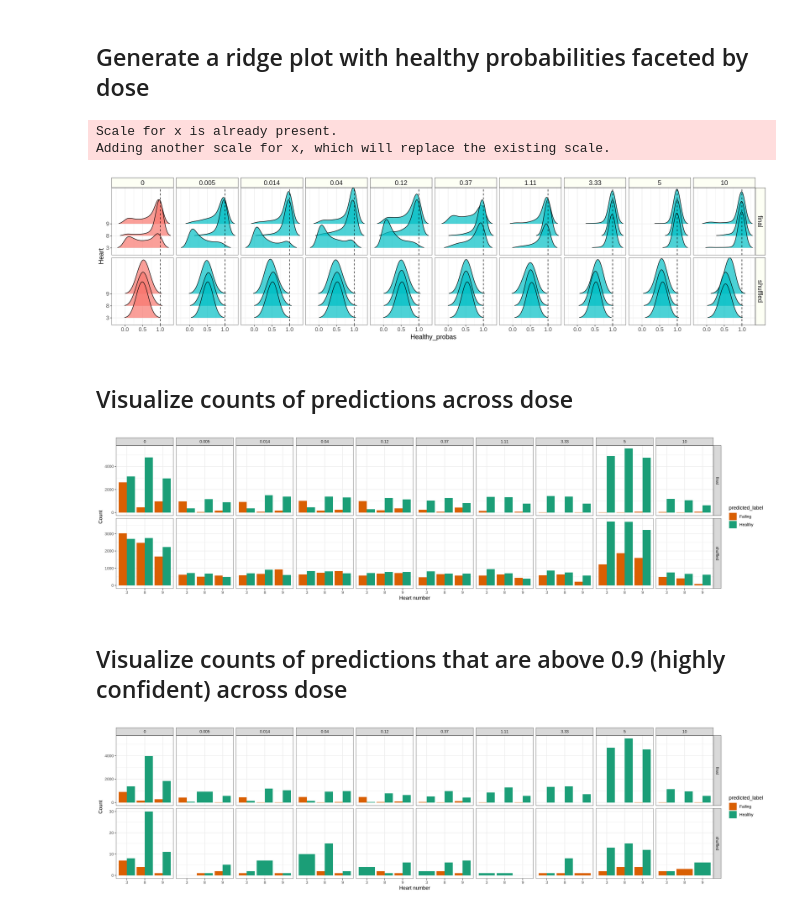
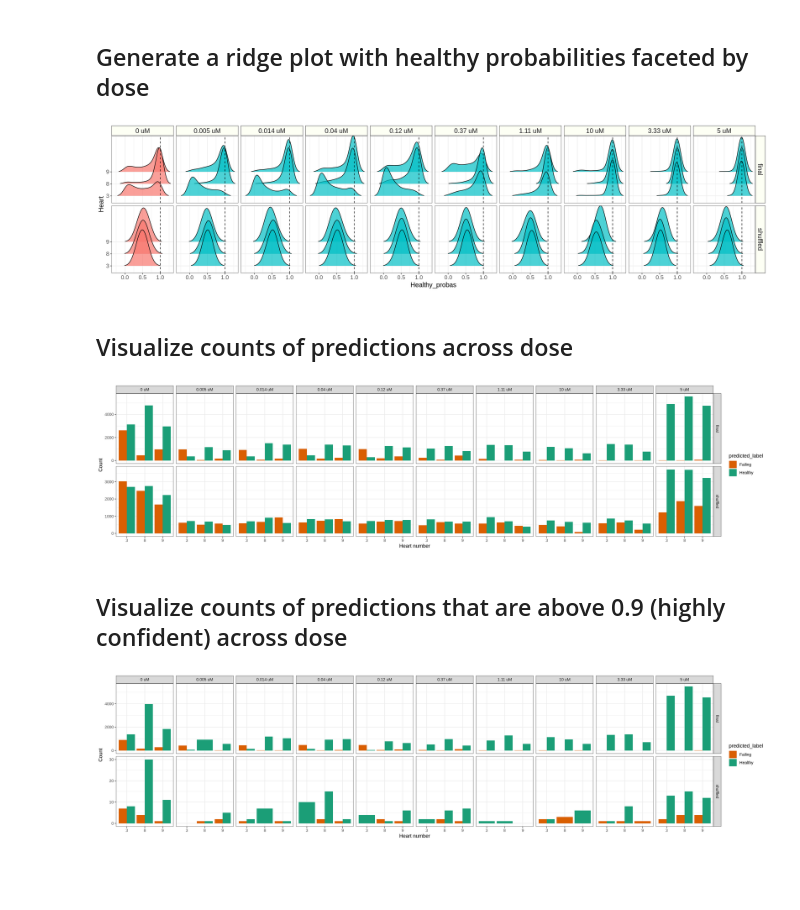
Before and after one commit to WayScience/cellpainting_predicts_cardiac_fibrosis, a Jupyter notebook: 5.machine_learning/4.dose_vis_generalizability.ipynb, the cells around one changed output. Drawn from its saved outputs; the diff is of its cells as text; code cells hidden in the pictures; blank space fills up the shorter version.

```diff
--- a/5.machine_learning/4.dose_vis_generalizability.ipynb
+++ b/5.machine_learning/4.dose_vis_generalizability.ipynb
@@ -54,10 +54,12 @@ A data.frame: 2 × 23
 # %% [markdown]
 ## Generate a ridge plot with healthy probabilities faceted by dose
 # %%
+# Add "uM" to all values in the Metadata_dose column
+combined_probabilities_df$Metadata_dose <- paste0(combined_probabilities_df$Metadata_dose, " uM")
+
 height <- 5
 width <- 20
 options(repr.plot.width = width, repr.plot.height = height)
-# fill should be treatment instead -> get all the data
 ridge_plot_healthy <- (
     ggplot(combined_probabilities_df, aes(
         x = Healthy_probas,
@@ -69,10 +71,7 @@ ridge_plot_healthy <- (
     )
     + geom_vline(xintercept = 1, linetype = "dashed", color = "black")
     + scale_x_continuous(breaks = seq(0, 1, 0.5))
-    + facet_grid(model_type~factor(Metadata_dose,
-        levels = c("0", "0.005", "0.014", "0.04", "0.12", "0.37", "1.11", "3.33", "5", "10")),
-        scales = "free_y")
-    + scale_x_continuous(breaks = seq(0, 1, 0.5))
+    + facet_grid(model_type ~ Metadata_dose, scales = "free_y")
     + labs(y = "Heart")
     + labs()
     + theme_bw()
@@ -93,28 +92,24 @@ ggsave("./figures/healthy_prob_ridge_plot_plates_1_2.png", ridge_plot_healthy, h
 
 ridge_plot_healthy
 # %% [output]
-Scale for x is already present.
-Adding another scale for x, which will replace the existing scale.
-[figure, old version]
+[figure, new version]
 # %% [markdown]
 ## Visualize counts of predictions across dose
 # %%
 bar_plot_predictions <- (
   ggplot(combined_probabilities_df, aes(x = Metadata_heart_number)) +
   geom_bar(aes(fill = predicted_label), position = "dodge") +
-  labs(x = "Heart number", y = "Count") +
-  facet_grid(model_type~factor(Metadata_dose,
-        levels = c("0", "0.005", "0.014", "0.04", "0.12", "0.37", "1.11", "3.33", "5", "10")),
-        scales = "free_y") +
-  scale_fill_manual(values = c(
+  labs(x = "Heart number", y = "Count")
+  + facet_grid(model_type ~ Metadata_dose, scales = "free_y")
+  + scale_fill_manual(values = c(
         "Healthy" = brewer.pal(3, "Dark2")[1],
         "Failing" = brewer.pal(3, "Dark2")[2]
-    )) +
-  theme_bw()
+    ))
+  + theme_bw()
 )
 bar_plot_predictions
 # %% [output]
-[figure, old version]
+[figure, new version]
 # %% [markdown]
 ## Visualize counts of predictions that are above 0.9 (highly confident) across dose
 # %%
@@ -122,19 +117,17 @@ combined_probabilities_df_filtered <- combined_probabilities_df %>%
   filter(Healthy_probas > 0.9 | Failing_probas > 0.9)
 
 bar_plot_predictions_filtered <- (
-  ggplot(combined_probabilities_df_filtered, aes(x = Metadata_heart_number)) +
-  geom_bar(aes(fill = predicted_label), position = "dodge") +
-  labs(x = "Heart number", y = "Count") +
-  facet_grid(model_type~factor(Metadata_dose,
-        levels = c("0", "0.005", "0.014", "0.04", "0.12", "0.37", "1.11", "3.33", "5", "10")),
-        scales = "free_y") +
-  scale_fill_manual(values = c(
+  ggplot(combined_probabilities_df_filtered, aes(x = Metadata_heart_number))
+  + geom_bar(aes(fill = predicted_label), position = "dodge")
+  + labs(x = "Heart number", y = "Count")
+  + facet_grid(model_type ~ Metadata_dose, scales = "free_y")
+  + scale_fill_manual(values = c(
         "Healthy" = brewer.pal(3, "Dark2")[1],
         "Failing" = brewer.pal(3, "Dark2")[2]
-    )) +
-  theme_bw()
+    ))
+  + theme_bw()
 )
 
 bar_plot_predictions_filtered
 # %% [output]
-[figure, old version]
+[figure, new version]
```
Also changed, not shown: 12 other files.
